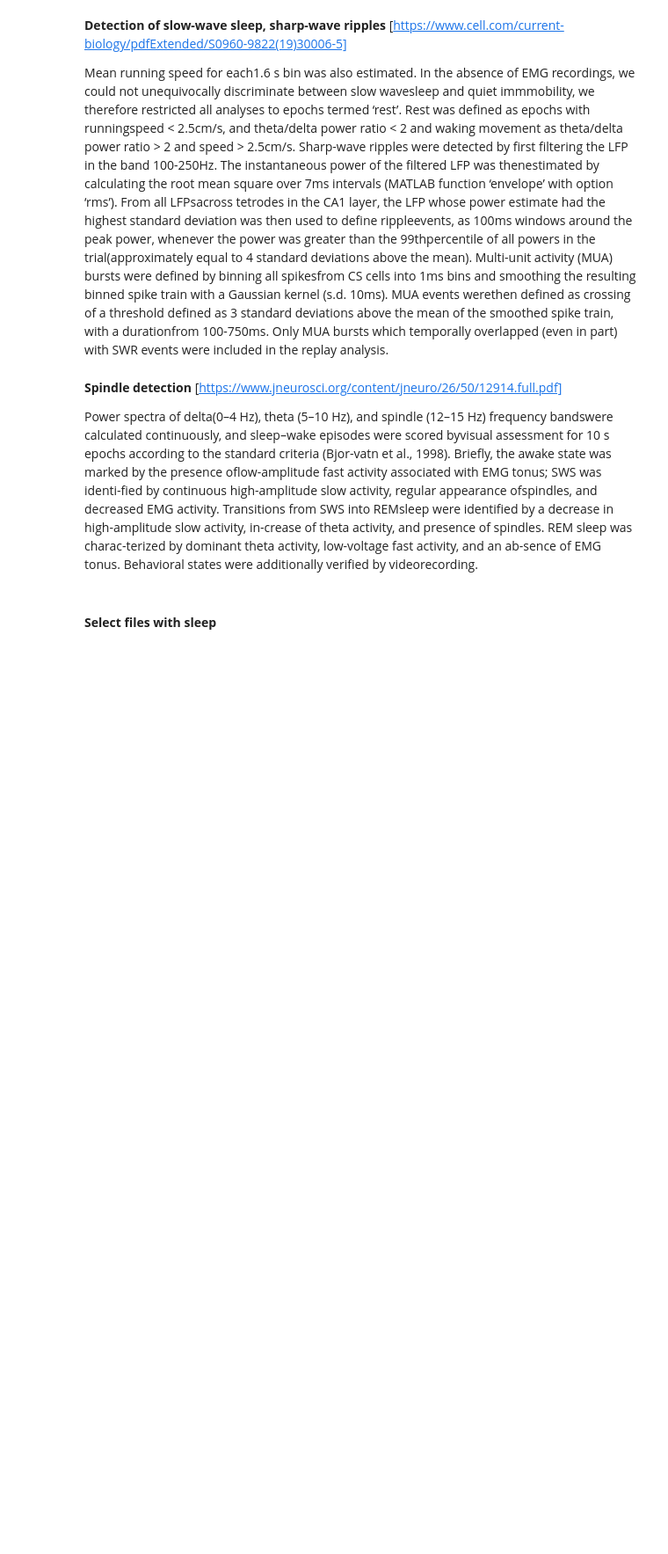
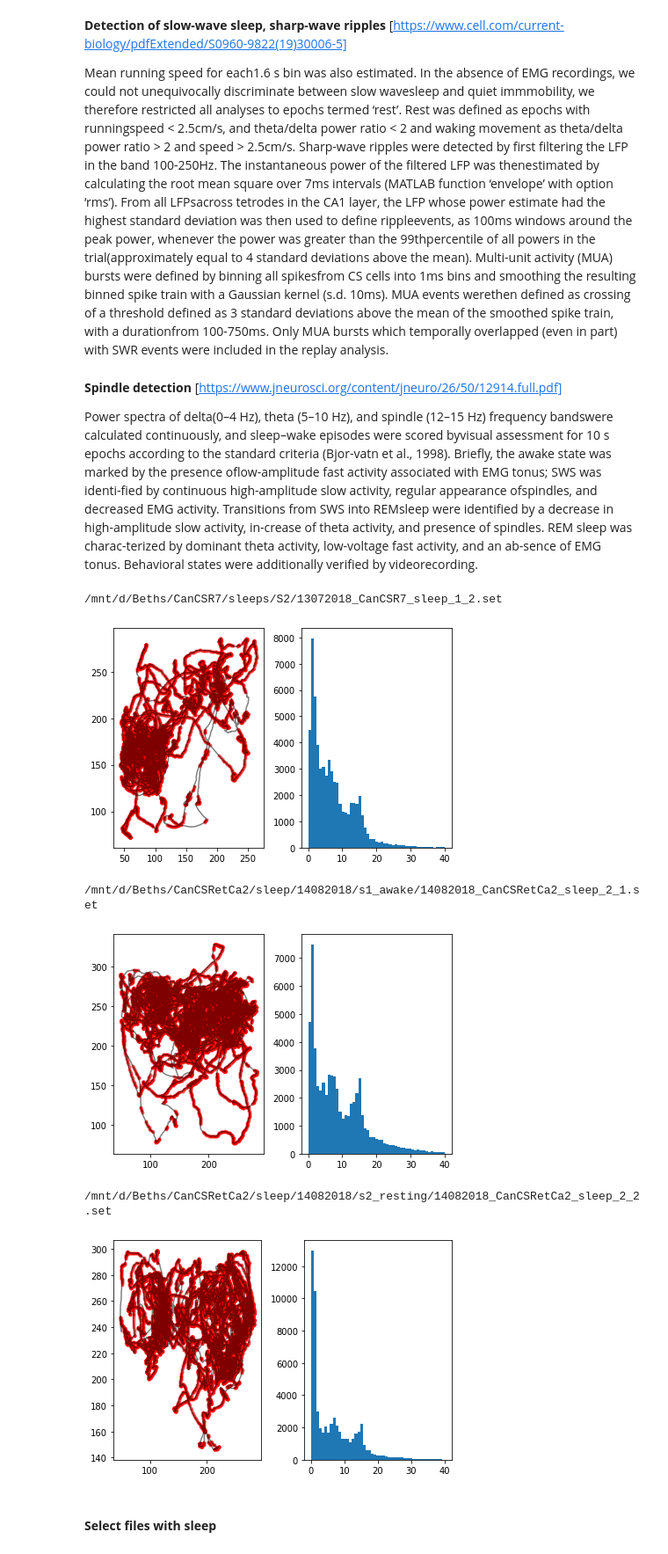
Before and after one commit to cafalchio/lfp_atn, a Jupyter notebook: ipynb/experiment_sleeps.ipynb, the cells around one changed output. Shown at 88% size. Saved outputs shown, nothing was run; the diff lists cells and outputs as text; code cells hidden in the pictures; blank space fills up the shorter version.

Commit message:
Updated mark rest in sleep notebook

```diff
--- a/ipynb/experiment_sleeps.ipynb
+++ b/ipynb/experiment_sleeps.ipynb
@@ -100,4 +111,6 @@ Only MUA bursts which temporally overlapped (even in part) with SWR events were
 **Spindle detection** [https://www.jneurosci.org/content/jneuro/26/50/12914.full.pdf]
 
 Power spectra of delta(0–4 Hz), theta (5–10 Hz), and spindle (12–15 Hz) frequency bandswere calculated continuously, and sleep–wake episodes were scored byvisual assessment for 10 s epochs according to the standard criteria (Bjor-vatn et al., 1998). Briefly, the awake state was marked by the presence oflow-amplitude fast activity associated with EMG tonus; SWS was identi-fied by continuous high-amplitude slow activity, regular appearance ofspindles, and decreased EMG activity. Transitions from SWS into REMsleep were identified by a decrease in high-amplitude slow activity, in-crease of theta activity, and presence of spindles. REM sleep was charac-terized by dominant theta activity, low-voltage fast activity, and an ab-sence of EMG tonus. Behavioral states were additionally verified by videorecording.
+# %%
+sleep_files = df.loc[df.sleep == 1, ['folder', 'filename']].agg('/'.join, axis=1).values
 # %%
@@ -116,19 +135,12 @@ def plot_treshold(x, y, trehs):
     return plt.show()
-# %%
-file = sleep_files[7]
-pos1 = RecPos(file)
-x, y = pos1.get_position()
-wview = pos1.get_cam_view()
-plot_treshold(x, y, 2)
-# %%
-for file in sleep_files[10:15]:
-    print(file)
-    pos1 = RecPos(file)
-    x,y = pos1.get_position()
-    moving = detect_movement(x, y, 3)
-    ax = plt.figure(figsize=(4,4))
-    ax = plt.plot(x,y, c= 'b', linewidth=1)
-    ax = plt.xlabel('X pixels')
-    ax = plt.ylabel('Y pixels')
-    plt.tight_layout()
-    plt.show()
+# %%
+for file in sleep_files[10:13]:
+    print(file)
+    plot_treshold(file)
+# %% [output]
+/mnt/d/Beths/CanCSR7/sleeps/S2/13072018_CanCSR7_sleep_1_2.set
+[figure, added]
+/mnt/d/Beths/CanCSRetCa2/sleep/14082018/s1_awake/14082018_CanCSRetCa2_sleep_2_1.set
+[figure, added]
+/mnt/d/Beths/CanCSRetCa2/sleep/14082018/s2_resting/14082018_CanCSRetCa2_sleep_2_2.set
+[figure, added]
```
Also changed, not shown: parts of 10 cells of this notebook.
